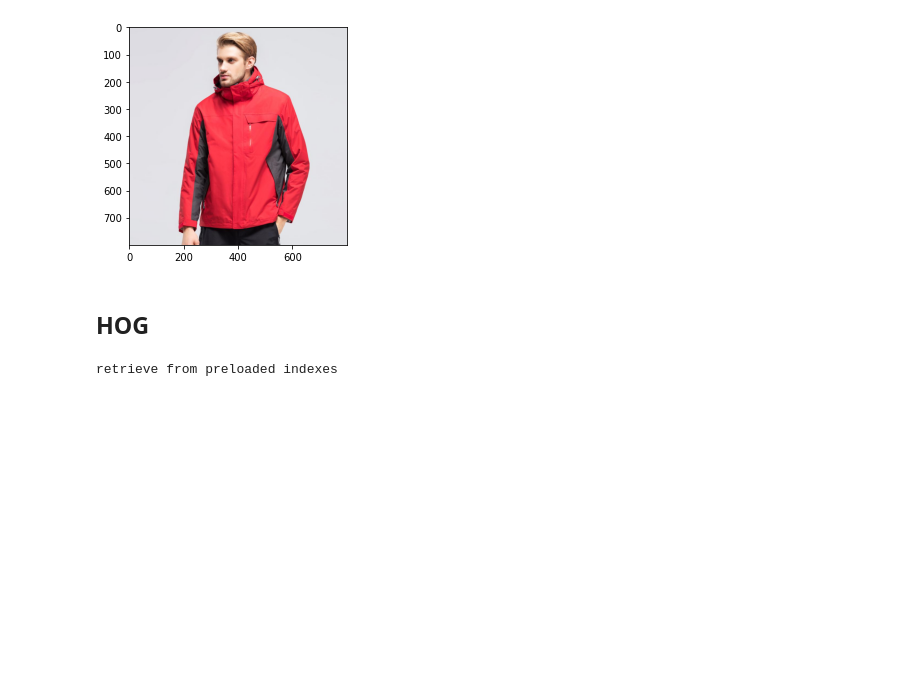
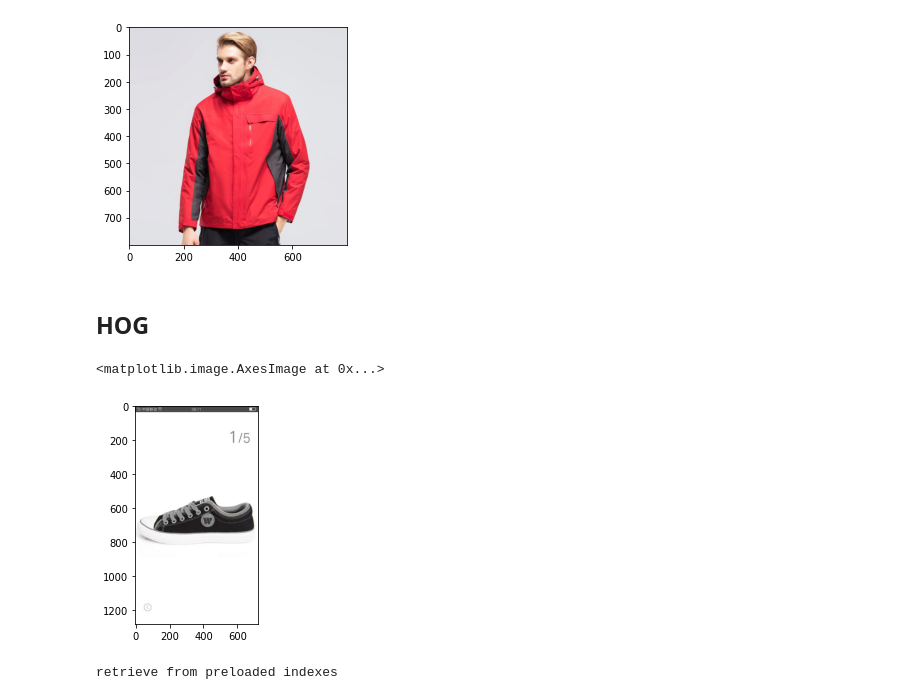
Before and after one commit to rpo19/VisualInformationProject, a Jupyter notebook: notebooks/TestRetrieval.ipynb, the cells around one changed output. Saved outputs shown, nothing was run; the diff lists cells and outputs as text; code cells hidden in the pictures; blank space fills up the shorter version.

```diff
--- a/notebooks/TestRetrieval.ipynb
+++ b/notebooks/TestRetrieval.ipynb
@@ -159,6 +191,16 @@ show_images(indexes, df_names)
 [figure]
 # %% [markdown]
 ## HOG
+# %%
+# read images names
+df_names = pd.read_csv('../data/retrieval_base.csv')
+# choose img
+img_path = '../test_imgs/rpo.jpg'
+img_rgb = cv2.cvtColor(cv2.imread(img_path), cv2.COLOR_BGR2RGB)
+plt.imshow(img_rgb)
+# %% [output]
+<matplotlib.image.AxesImage at 0x...>
+[figure, added]
 # %%
 # HOG extractor
 features_extractor = HogFeaturesExtractor()
```
Also changed, not shown: parts of 36 cells of this notebook, 1 other file.
